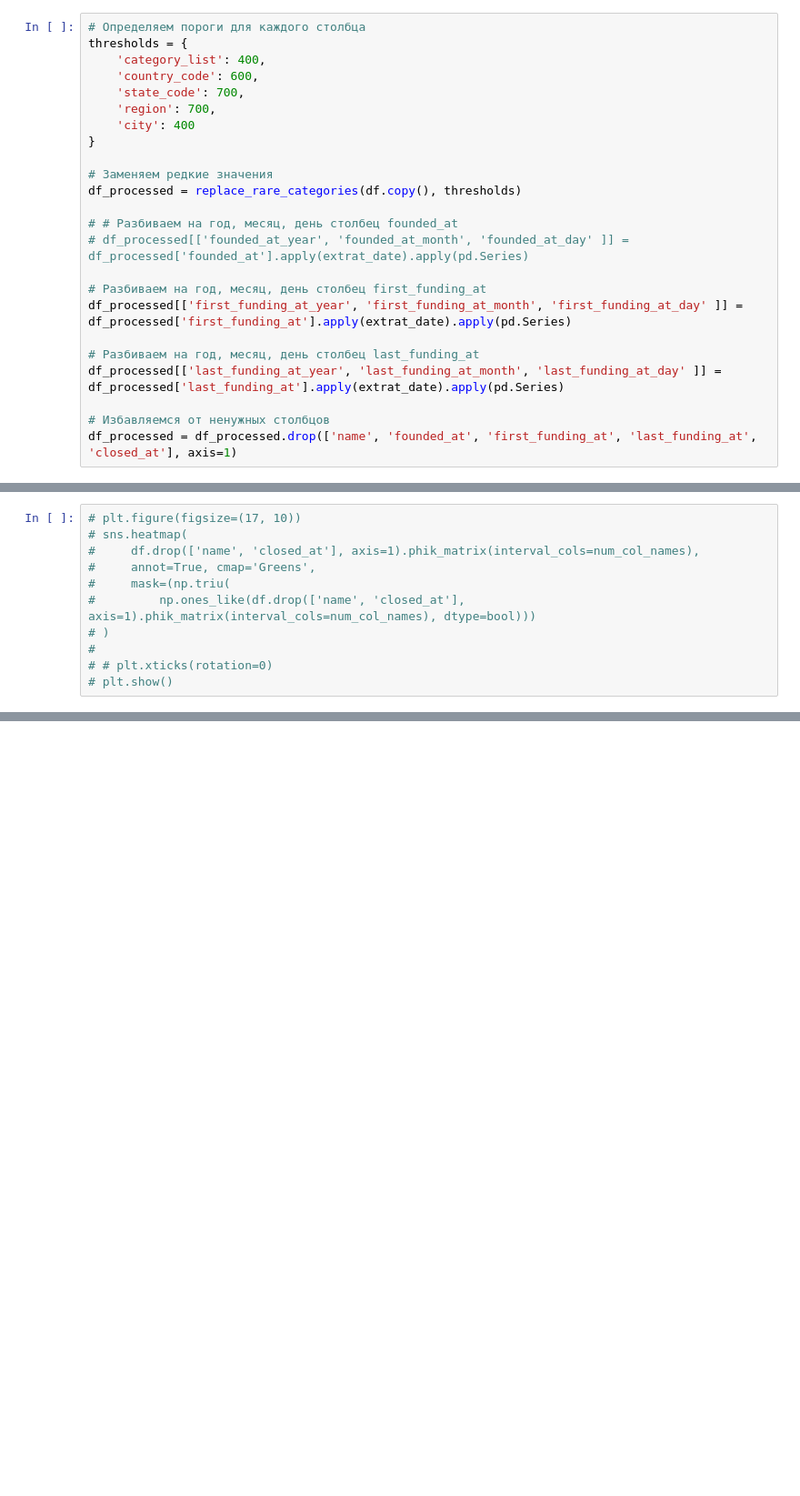
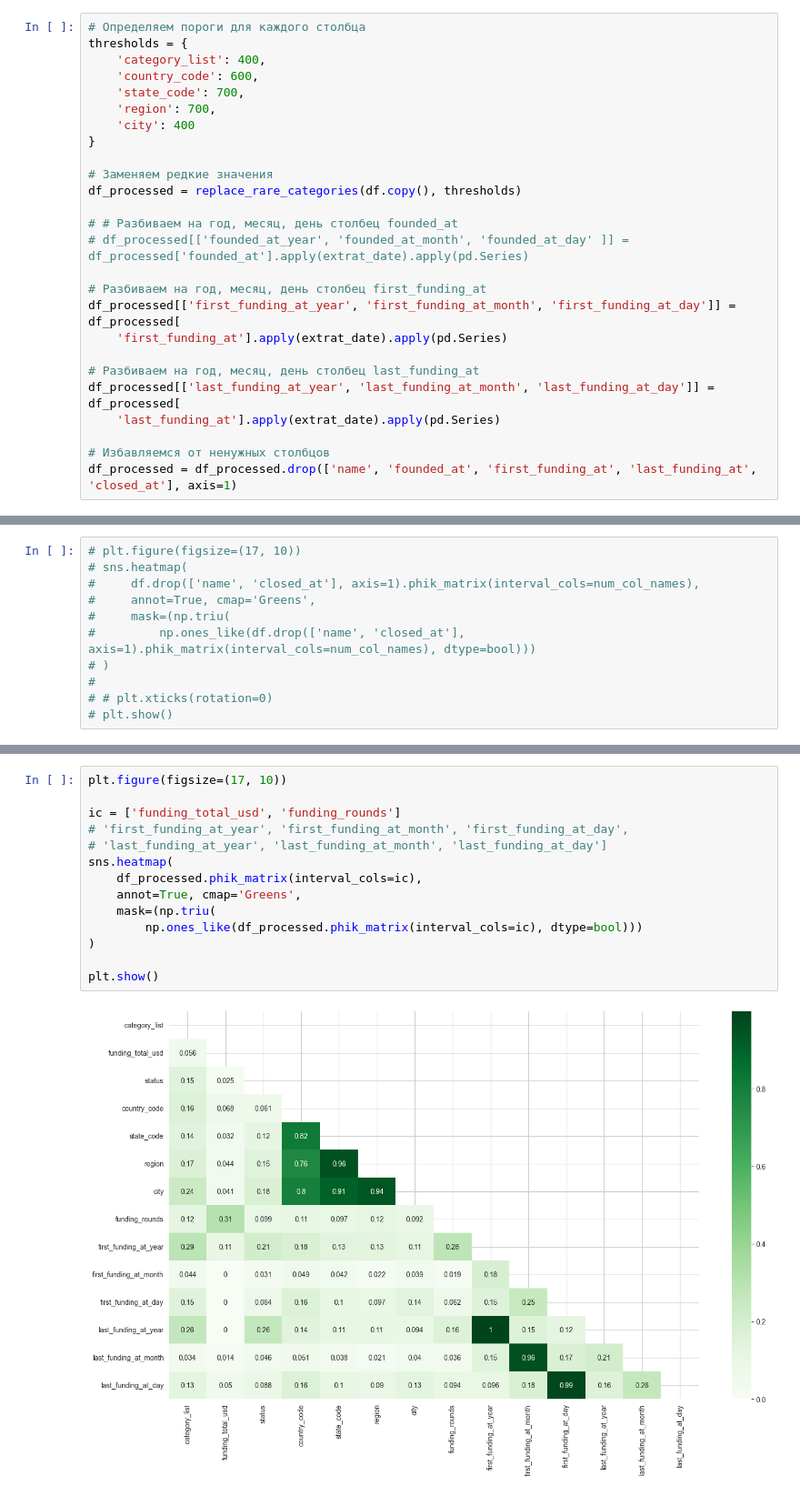
Before and after one commit to Moncervers/startup_closure_prediction, a Jupyter notebook: startup_close_prediction.ipynb, the cells around one changed output, grey strips where cells are left out. Shown at 91% size. Cells and saved outputs as stored; diff of their text form; blank space fills up the shorter version.

```diff
--- a/startup_close_prediction.ipynb
+++ b/startup_close_prediction.ipynb
@@ -556,10 +557,12 @@ df_processed = replace_rare_categories(df.copy(), thresholds)
 # df_processed[['founded_at_year', 'founded_at_month', 'founded_at_day' ]] = df_processed['founded_at'].apply(extrat_date).apply(pd.Series)
 
 # Разбиваем на год, месяц, день столбец first_funding_at
-df_processed[['first_funding_at_year', 'first_funding_at_month', 'first_funding_at_day' ]] = df_processed['first_funding_at'].apply(extrat_date).apply(pd.Series)
+df_processed[['first_funding_at_year', 'first_funding_at_month', 'first_funding_at_day']] = df_processed[
+    'first_funding_at'].apply(extrat_date).apply(pd.Series)
 
 # Разбиваем на год, месяц, день столбец last_funding_at
-df_processed[['last_funding_at_year', 'last_funding_at_month', 'last_funding_at_day' ]] = df_processed['last_funding_at'].apply(extrat_date).apply(pd.Series)
+df_processed[['last_funding_at_year', 'last_funding_at_month', 'last_funding_at_day']] = df_processed[
+    'last_funding_at'].apply(extrat_date).apply(pd.Series)
 
 # Избавляемся от ненужных столбцов
 df_processed = df_processed.drop(['name', 'founded_at', 'first_funding_at', 'last_funding_at', 'closed_at'], axis=1)
@@ -681,0 +703,16 @@ test_df_processed
+# %%
+plt.figure(figsize=(17, 10))
+
+ic = ['funding_total_usd', 'funding_rounds']
+# 'first_funding_at_year', 'first_funding_at_month', 'first_funding_at_day',
+# 'last_funding_at_year', 'last_funding_at_month', 'last_funding_at_day']
+sns.heatmap(
+    df_processed.phik_matrix(interval_cols=ic),
+    annot=True, cmap='Greens',
+    mask=(np.triu(
+        np.ones_like(df_processed.phik_matrix(interval_cols=ic), dtype=bool)))
+)
+
+plt.show()
+# %% [output]
+[figure, added]
```
Also changed, not shown: parts of 5 cells of this notebook.
